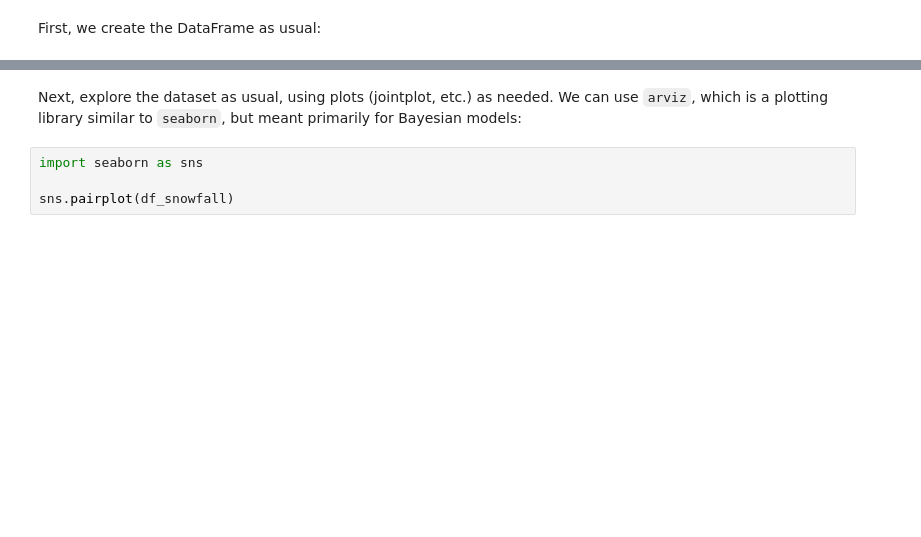
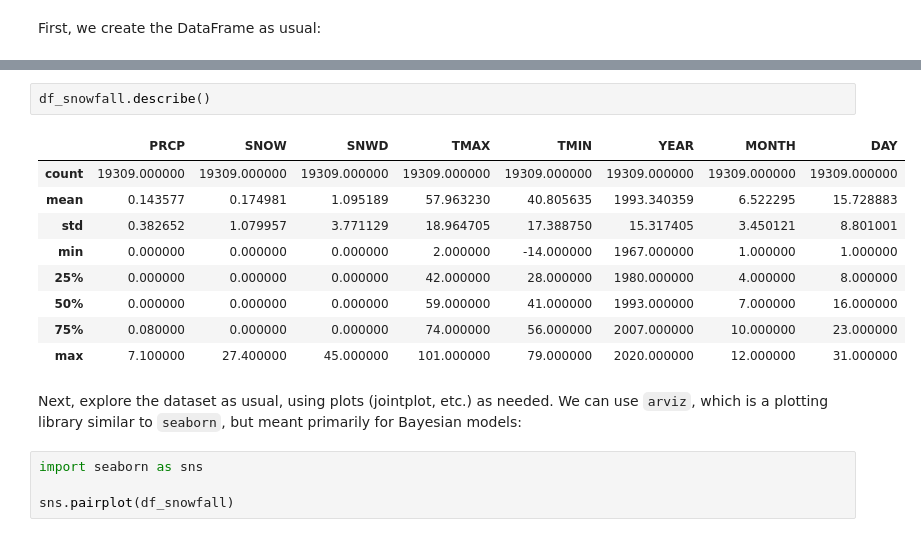
Before and after one commit to curtywang/ee5020-notes-fa22, a Jupyter notebook: day09_soln/bayesian_statistics.ipynb, the cells around one changed output, grey strips where cells are left out. Drawn from its saved outputs; the diff is of its cells as text; blank space fills up the shorter version.

```diff
--- a/day09_soln/bayesian_statistics.ipynb
+++ b/day09_soln/bayesian_statistics.ipynb
@@ -446,3 +456,15 @@ df_snowfall.head()
+# %%
+df_snowfall.describe()
+# %% [output]
+|  | PRCP | SNOW | SNWD | TMAX | TMIN | YEAR | MONTH | DAY |
+| count | 19309.000000 | 19309.000000 | 19309.000000 | 19309.000000 | 19309.000000 | 19309.000000 | 19309.000000 | 19309.000000 |
+| mean | 0.143577 | 0.174981 | 1.095189 | 57.963230 | 40.805635 | 1993.340359 | 6.522295 | 15.728883 |
+| std | 0.382652 | 1.079957 | 3.771129 | 18.964705 | 17.388750 | 15.317405 | 3.450121 | 8.801001 |
+| min | 0.000000 | 0.000000 | 0.000000 | 2.000000 | -14.000000 | 1967.000000 | 1.000000 | 1.000000 |
+| 25% | 0.000000 | 0.000000 | 0.000000 | 42.000000 | 28.000000 | 1980.000000 | 4.000000 | 8.000000 |
+| 50% | 0.000000 | 0.000000 | 0.000000 | 59.000000 | 41.000000 | 1993.000000 | 7.000000 | 16.000000 |
+| 75% | 0.080000 | 0.000000 | 0.000000 | 74.000000 | 56.000000 | 2007.000000 | 10.000000 | 23.000000 |
+| max | 7.100000 | 27.400000 | 45.000000 | 101.000000 | 79.000000 | 2020.000000 | 12.000000 | 31.000000 |
 # %% [markdown]
 Next, explore the dataset as usual, using plots (jointplot, etc.) as needed.  We can use `arviz`, which is a plotting library similar to `seaborn`, but meant primarily for Bayesian models:
 # %%
```
Also changed, not shown: parts of 9 cells of this notebook, 2 other files.
